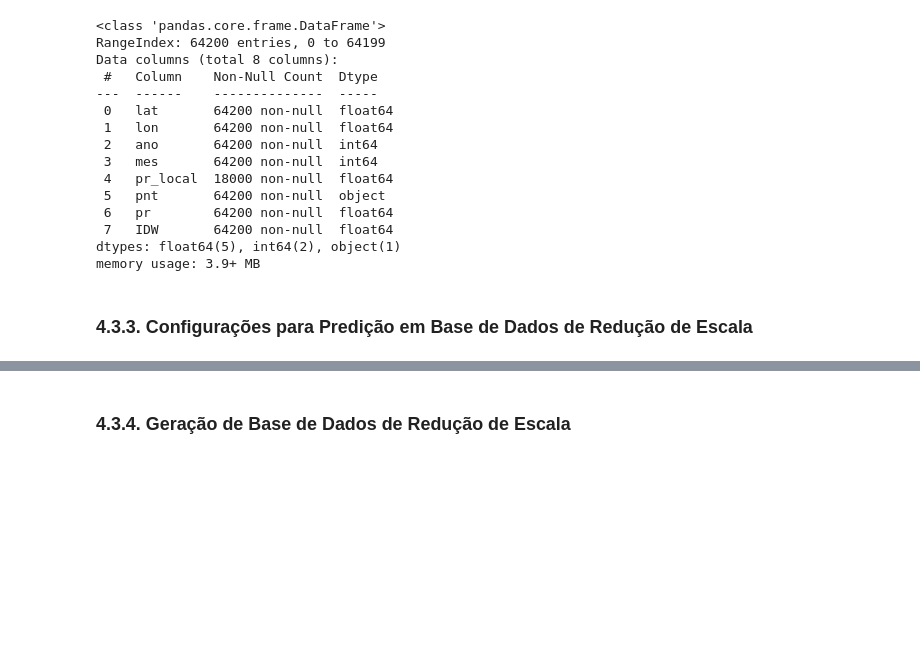
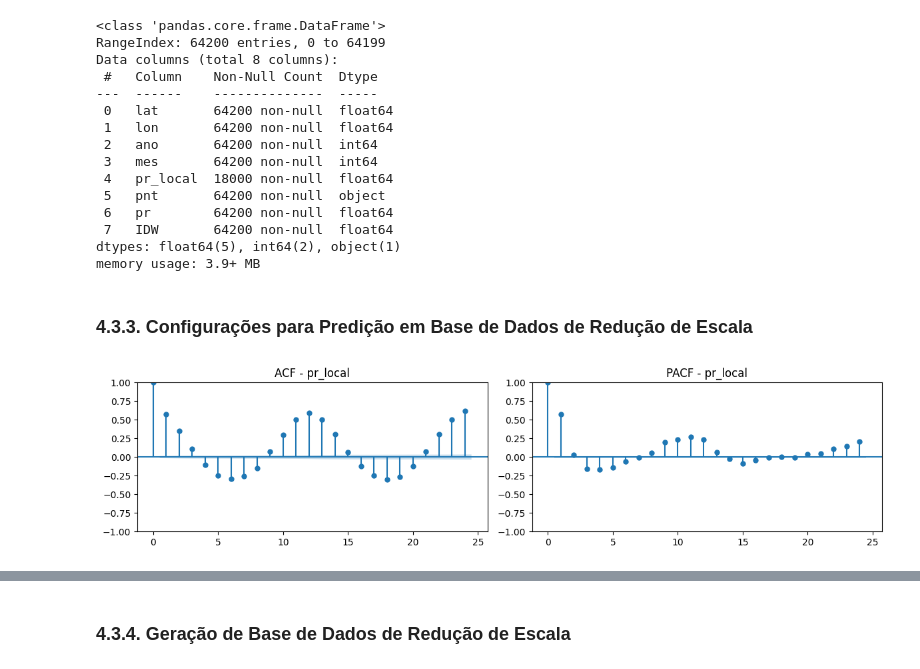
Before and after one commit to alexandre11aa/rainscale, a Jupyter notebook: case_study/notebooks/4_statistical_downscaling.ipynb, the cells around one changed output, grey strips where cells are left out. Saved outputs shown, nothing was run; the diff lists cells and outputs as text; code cells hidden in the pictures; blank space fills up the shorter version.

```diff
--- a/case_study/notebooks/4_statistical_downscaling.ipynb
+++ b/case_study/notebooks/4_statistical_downscaling.ipynb
@@ -693,6 +683,34 @@ dtypes: float64(5), int64(2), object(1)
 memory usage: 3.9+ MB
 # %% [markdown]
 ### 4.3.3. Configurações para Predição em Base de Dados de Redução de Escala
+# %%
+import pandas as pd
+import matplotlib.pyplot as plt
+import seaborn as sns
+from statsmodels.graphics.tsaplots import plot_acf, plot_pacf
+
+# Supondo que o df_aesa_to_cnrm_cm6_1hr já está carregado
+
+# Selecionar colunas relevantes para análise
+cols = ['pr_local', 'pr_mes_anterior', 'pr_acum_3m', 'pr_acum_6m', 'pr_acum_12m']
+
+# 1. Matriz de correlação e heatmap
+corr = df_aesa_to_cnrm_cm6_1hr[cols].corr()
+
+# 2. Gráficos de autocorrelação da variável pr_local (target)
+plt.figure(figsize=(12,3))
+plt.subplot(1,2,1)
+plot_acf(df_aesa_to_cnrm_cm6_1hr['pr_local'].dropna(), lags=24, ax=plt.gca())
+plt.title('ACF - pr_local')
+
+plt.subplot(1,2,2)
+plot_pacf(df_aesa_to_cnrm_cm6_1hr['pr_local'].dropna(), lags=24, ax=plt.gca())
+plt.title('PACF - pr_local')
+
+plt.tight_layout()
+plt.show()
+# %% [output]
+[figure, added]
 # %%
 # Abrindo base de dados para configuração
 df_aesa_to_cnrm_cm6_1hr = pd.read_csv(f'../datas/interim/4.3.2_create_downscaling_database/aesa_to_cnrm_cm6_1hr_{database_type}_downscaling.csv')
```
Also changed, not shown: parts of 5 cells of this notebook, 1 other file.
